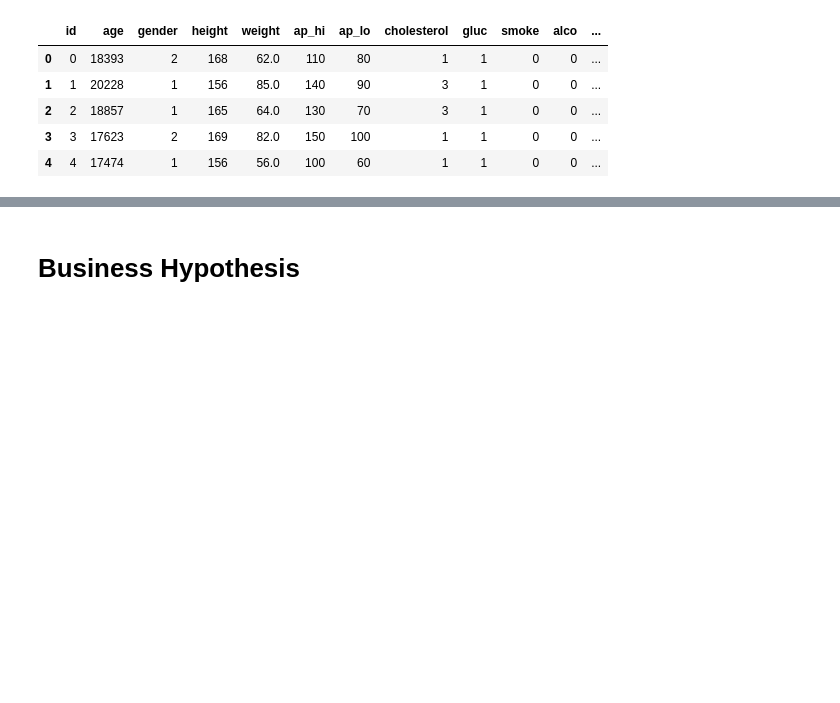
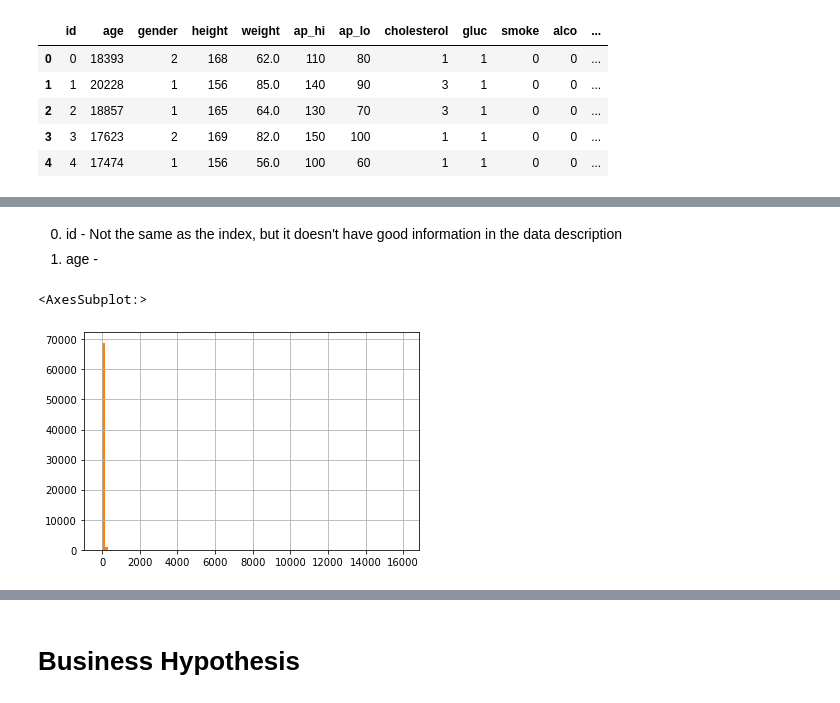
Before and after one commit to caio-roliveira/cardio_catch_diseases, a Jupyter notebook: cardio_catch_diseases.ipynb, the cells around one changed output, grey strips where cells are left out. Drawn from its saved outputs; the diff is of its cells as text; code cells hidden in the pictures; blank space fills up the shorter version.

Commit message:
continuing the business understanding (stopped at 'Smoking') and done some data understanding

```diff
--- a/cardio_catch_diseases.ipynb
+++ b/cardio_catch_diseases.ipynb
@@ -100,0 +126,3 @@ data_raw.head()
+# %%
+# make a copy of the raw data
+df1 = data_raw.copy()
@@ -100,0 +185,3 @@ data_raw.head()
+# %%
+# transform age from days to years
+df1['age'] = (df1['age']/365).round(1)
@@ -100,0 +233,9 @@ data_raw.head()
+# %% [markdown]
+0. id - Not the same as the index, but it doesn't have good information in the data description
+1. age -
+# %%
+df1.age.hist()
+df1.ap_hi.hist(bins=100)
+# %% [output]
+<AxesSubplot:>
+[figure, added]
```
Also changed, not shown: parts of 25 cells of this notebook.
